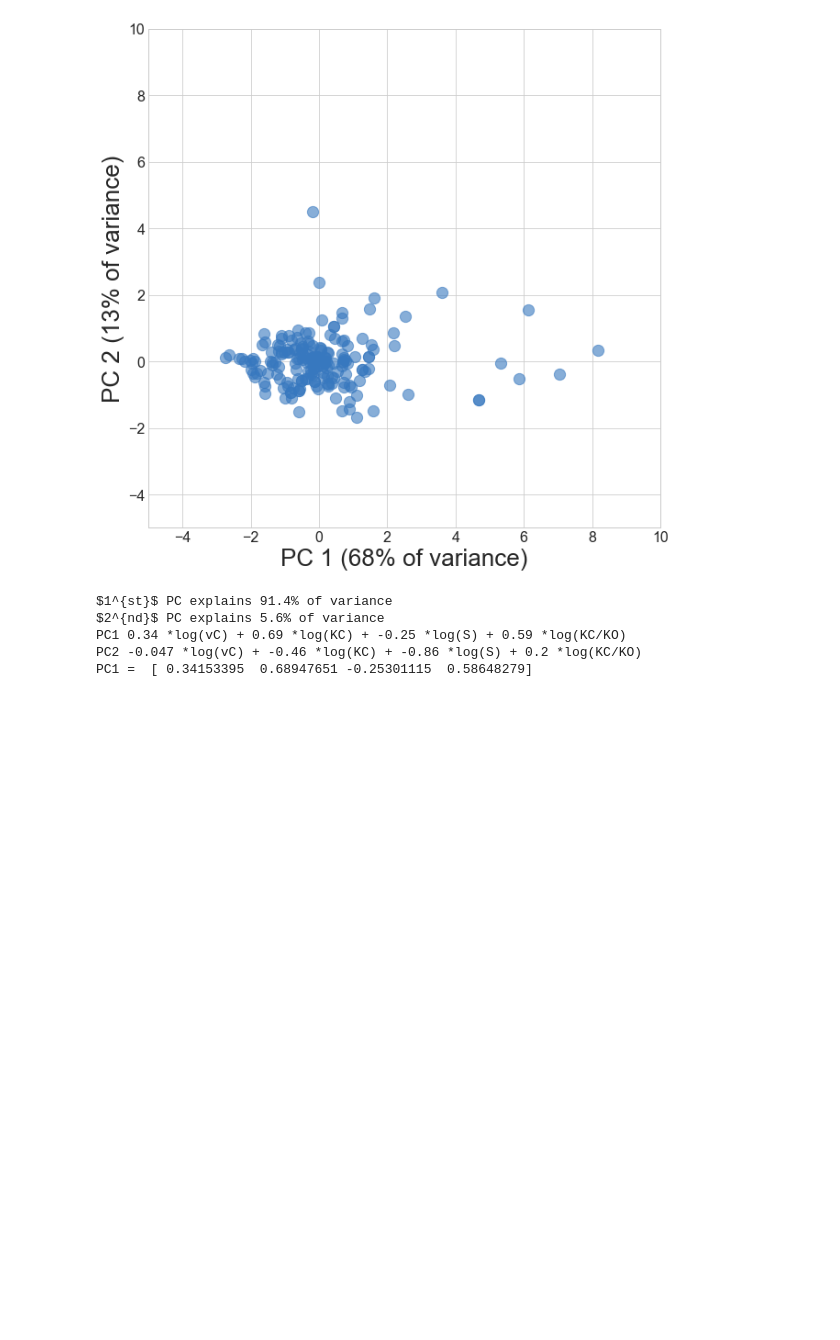
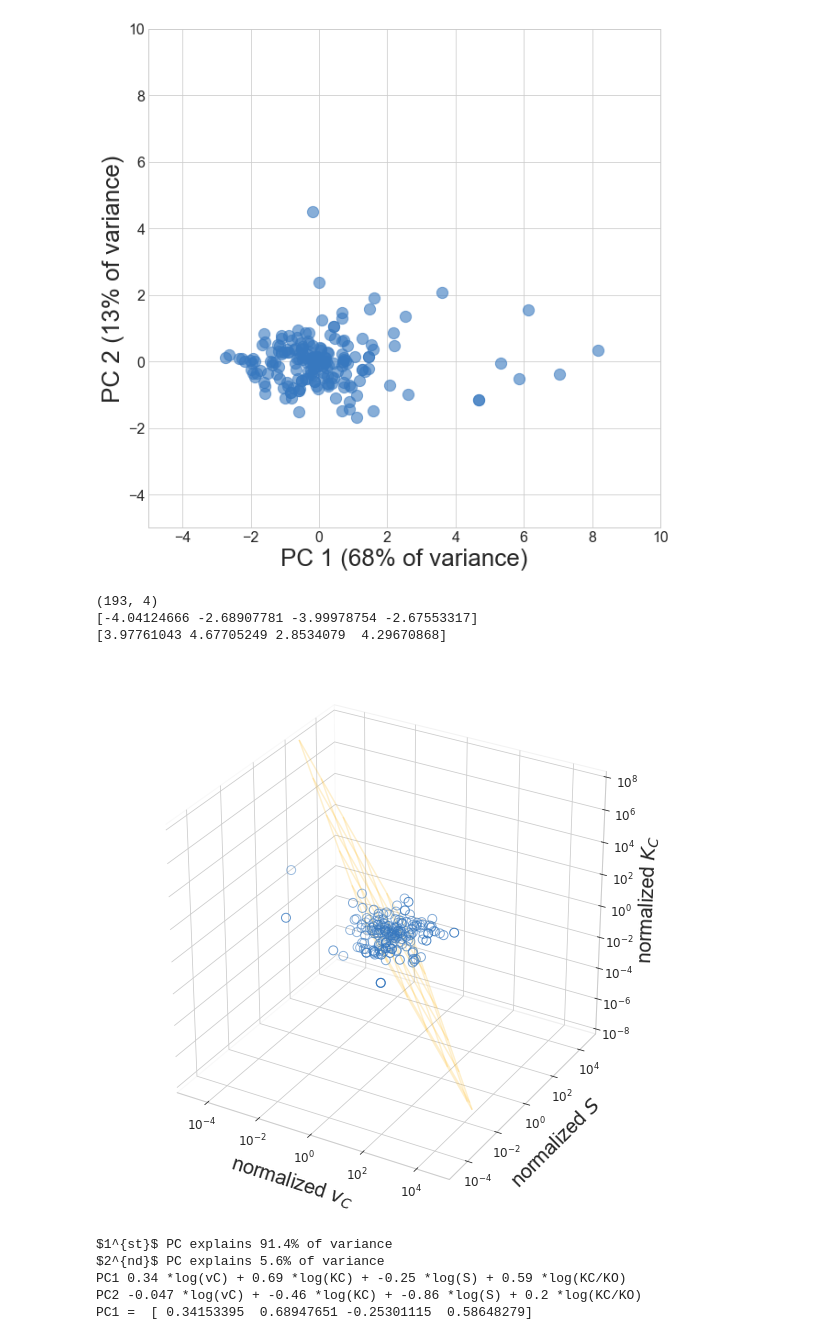
Before and after one commit to flamholz/rubisco, a Jupyter notebook: notebooks/Figure S4 PCA.ipynb, the cells around one changed output. Drawn from its saved outputs; the diff is of its cells as text; code cells hidden in the pictures; blank space fills up the shorter version.

Commit message:
Add 3D plot

```diff
--- a/notebooks/Figure S4 PCA.ipynb
+++ b/notebooks/Figure S4 PCA.ipynb
@@ -211,6 +215,74 @@ plt.savefig('figS4/figS4_normed_PCA_F1.png', dpi=600)
 plt.show()
 # %% [output]
 [figure]
+# %%
+print(normed_log_data.shape)
+print(normed_log_data.min(axis=0))
+print(normed_log_data.max(axis=0))
+# %% [output]
+(193, 4)
+[-4.04124666 -2.68907781 -3.99978754 -2.67553317]
+[3.97761043 4.67705249 2.8534079  4.29670868]
+# %%
+from matplotlib.ticker import FuncFormatter
+
+
+fig = plt.figure(figsize=(10,10))
+ax = fig.add_subplot(111, projection='3d')
+
+groups = {'1': 'I',
+          '2': 'II',
+          '2_3': 'II/III',
+          '3': 'III'}
+
+# Order of normed data is vC, KC, S, KC/KO
+# Here x = vC, y = S and z = KC as in Savir 2010 figure 3.
+ax.scatter(normed_log_data[:, 0], normed_log_data[:, 2],  normed_log_data[:, 1],
+           s=80, label=label, facecolors='none', edgecolors=named_colors[0])
+
+ax.set_xlabel('normalized $v_C$', fontsize=20, labelpad=12)
+ax.set_ylabel('normalized $S$', fontsize=20, labelpad=12)
+ax.set_zlabel('normalized $K_C$', fontsize=20, labelpad=12)
+
+# Drop last dimension of the PCs
+pc1 = fitted_normed.components_[0]
+pc2 = fitted_normed.components_[1]
+pc1_reordered = pc1[[0, 2, 1]]
+pc2_reordered = pc2[[0, 2, 1]]
+normal = np.cross(pc1_reordered, pc2_reordered)
+d = -pc1_reordered.dot(normal)
+
+# create x,y
+domain = np.arange(-2.1, 2.1, 0.01)
+xx, yy = np.meshgrid(domain, domain)
+z = (-normal[0] * xx - normal[1] * yy - d) * 1. /normal[2]
+ax.plot_wireframe(xx, yy, z, alpha=0.2, rstride=80, cstride=80, color=named_colors[1])
+
+# Set the viewing angle
+ax.view_init(30, -60)
+
+def _logscale(x, pos):
+    return '$10^{%d}$' % x
+formatter = FuncFormatter(_logscale)
+ax.xaxis.set_major_formatter(formatter)
+ax.yaxis.set_major_formatter(formatter)
+ax.zaxis.set_major_formatter(formatter)
+ax.xaxis.set_tick_params(labelsize=12, pad=2)
+ax.yaxis.set_tick_params(labelsize=12, pad=2)
+ax.zaxis.set_tick_params(labelsize=12, pad=6)
+
+ax.xaxis.pane.fill = False
+ax.yaxis.pane.fill = False
+ax.zaxis.pane.fill = False
+
+#ax.tick_params(pad=30)
+
+ax.set_ylim(-5, 5)
+ax.set_xlim(-5, 5)
+ax.set_zlim(-8, 8)
+plt.show()
+# %% [output]
+[figure, added]
 # %%
 # Perform PCA on Savir data
 savir_data = make_PCA_data(savir_df)
```
Also changed, not shown: parts of 3 cells of this notebook.
